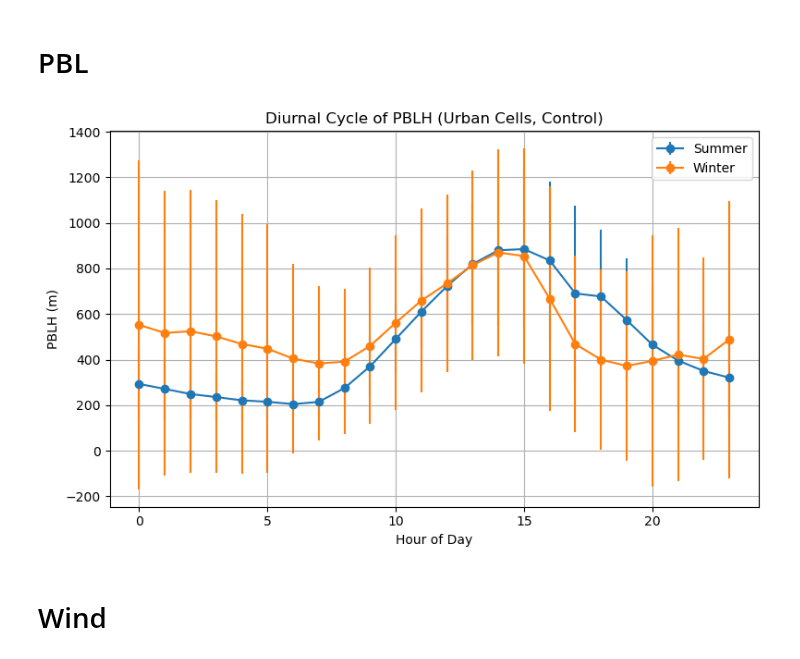
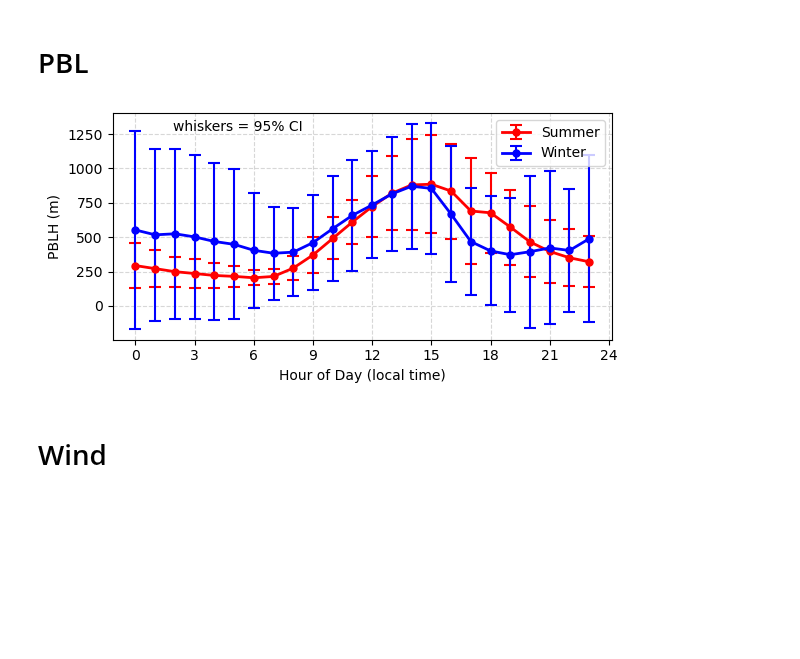
Before and after one commit to josephko91/ah-la-paper, a Jupyter notebook: notebooks/revision-air-temp-rca.ipynb, the cells around one changed output. Cells and saved outputs as stored; diff of their text form; code cells hidden in the pictures; blank space fills up the shorter version.

Commit message:
refactor and reformat diurnal plots and save

```diff
--- a/notebooks/revision-air-temp-rca.ipynb
+++ b/notebooks/revision-air-temp-rca.ipynb
@@ -241,3 +237,20 @@ urban_mask_xr = xr.DataArray(mask_2d, dims=("y", "x"))
 print("Urban cells:", mask_2d.sum())
 # %% [output]
 Urban cells: 2208
+# %%
+# get mean and standard deviations
+results = {}
+
+for scenario, seasons in simulations.items():
+    results[scenario] = {}
+
+    for season, sim_data in seasons.items():
+        results[scenario][season] = {}
+
+        for var in ["LH", "PBLH", "UC_URB", "TKE_PBL", "UST", "delta_T_surface", "delta_Tc_T2"]:  # add whatever variables you want
+            mean, std = compute_diurnal_cycle(sim_data, var, urban_mask_xr)
+
+            results[scenario][season][var] = {
+                "mean": mean,
+                "std": std
+            }
@@ -305,32 +381,55 @@ Urban cells: 2208
 # %%
-variable = 'PBLH'
-variable_units = 'm'
-# -----------------------------
-# Run simulations
-# -----------------------------
-mean_summer, std_summer = compute_diurnal_cycle(simulations["control"]["summer"], variable, urban_mask_xr)
-mean_winter, std_winter = compute_diurnal_cycle(simulations["control"]["winter"], variable, urban_mask_xr)
-
-
 # -----------------------------
 # Plot
 # -----------------------------
-plt.figure(figsize=(8,5))
+plt.figure(figsize=(6,3))
 
 hours = mean_summer["hour"].values
 
-plt.errorbar(hours, mean_summer, yerr=std_summer, marker='o', label="Summer")
-plt.errorbar(hours, mean_winter, yerr=std_winter, marker='o', label="Winter")
+# ---- Plot with caps + thicker lines ----
+plt.errorbar(
+    hours, mean_summer, yerr=std_summer,
+    fmt='o-', color='red', ecolor='red',
+    elinewidth=1.5, capsize=4, capthick=1.5,
+    markersize=5, linewidth=2,
+    label="Summer"
+)
 
-plt.xlabel("Hour of Day")
+plt.errorbar(
+    hours, mean_winter, yerr=std_winter,
+    fmt='o-', color='blue', ecolor='blue',
+    elinewidth=1.5, capsize=4, capthick=1.5,
+    markersize=5, linewidth=2,
+    label="Winter"
+)
+
+# ---- Axes formatting ----
+plt.xlabel("Hour of Day (local time)")
 plt.ylabel(f"{variable} ({variable_units})")
-plt.title(f"Diurnal Cycle of {variable} (Urban Cells, Control)")
-plt.legend()
-plt.grid()
+
+# ticks every 3 hours
+plt.xticks(np.arange(0, 25, 3))
+
+# clean paper-style grid
+plt.grid(True, linestyle='--', alpha=0.5)
+
+plt.legend(frameon=True)
+
+# annotation (consistent with your other figure)
+plt.text(0.25, 0.92, "whiskers = 95% CI",
+         transform=plt.gca().transAxes,
+         ha='center', fontsize=10)
 
 plt.tight_layout()
+
+# ---- Save ----
+save_dir = '/home1/kojoseph/ah-la-paper/figs/revision-1'
+save_filename = 'diurnal_control_pblh.png'
+save_path = os.path.join(save_dir, save_filename)
+plt.savefig(save_path, dpi=200, bbox_inches='tight')
+
 plt.show()
 # %% [output]
-[figure, old version]
+[figure, new version]
 # %% [markdown]
 # Wind
```
Also changed, not shown: parts of 15 cells of this notebook.
